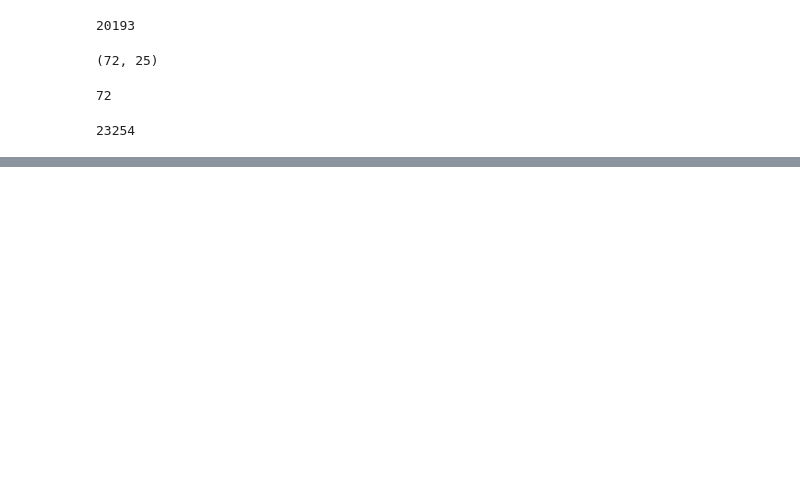
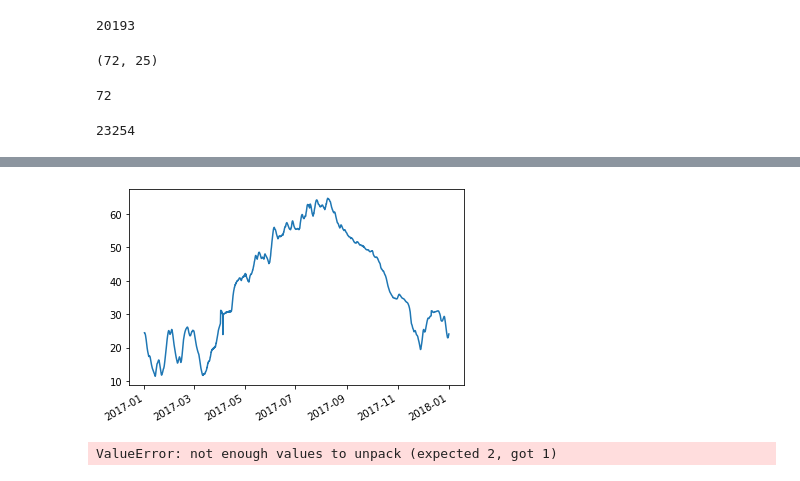
Before and after one commit to erikjamesmason/Temperature_Data_Probe_2, a Jupyter notebook: Temp_data_preprocess.ipynb, the cells around one changed output, grey strips where cells are left out. Cells and saved outputs as stored; diff of their text form; code cells hidden in the pictures; blank space fills up the shorter version.

Commit message:
exploring visualization options

```diff
--- a/Temp_data_preprocess.ipynb
+++ b/Temp_data_preprocess.ipynb
@@ -480,0 +370,4 @@ df_128_all_18.to_pickle(filename)
+# %%
+fig = data.plot()
+# %% [output]
+[figure, added]
@@ -480,0 +378,5 @@ df_128_all_18.to_pickle(filename)
+# %%
+dp.Report(dp.Plot(fig),
+          dp.Table(data)).publish(name='TDP 128 Report', open=True)
+# %% [output]
+ValueError: not enough values to unpack (expected 2, got 1)
```
Also changed, not shown: parts of 54 cells of this notebook.
